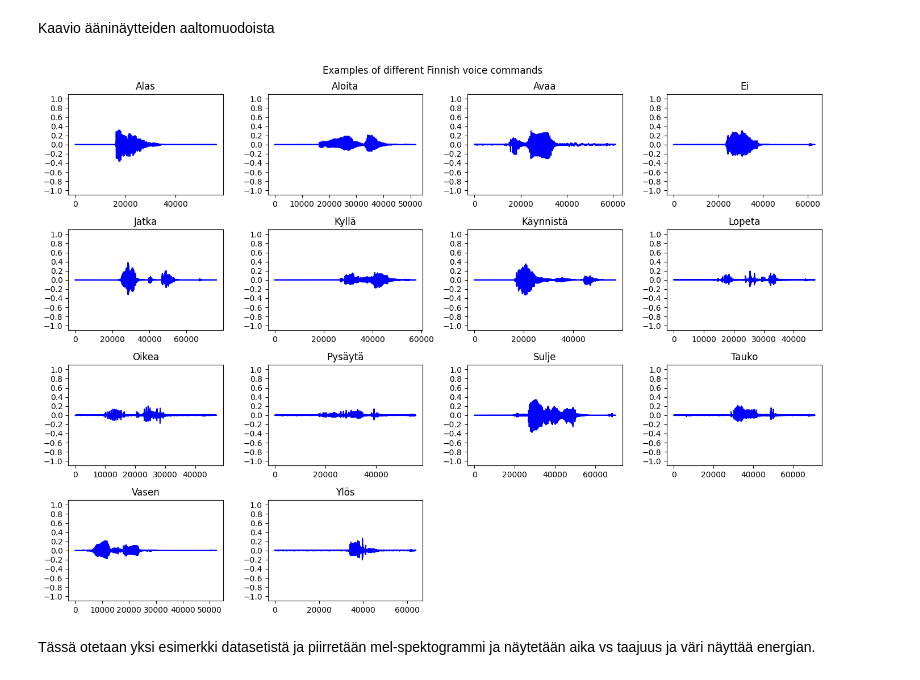
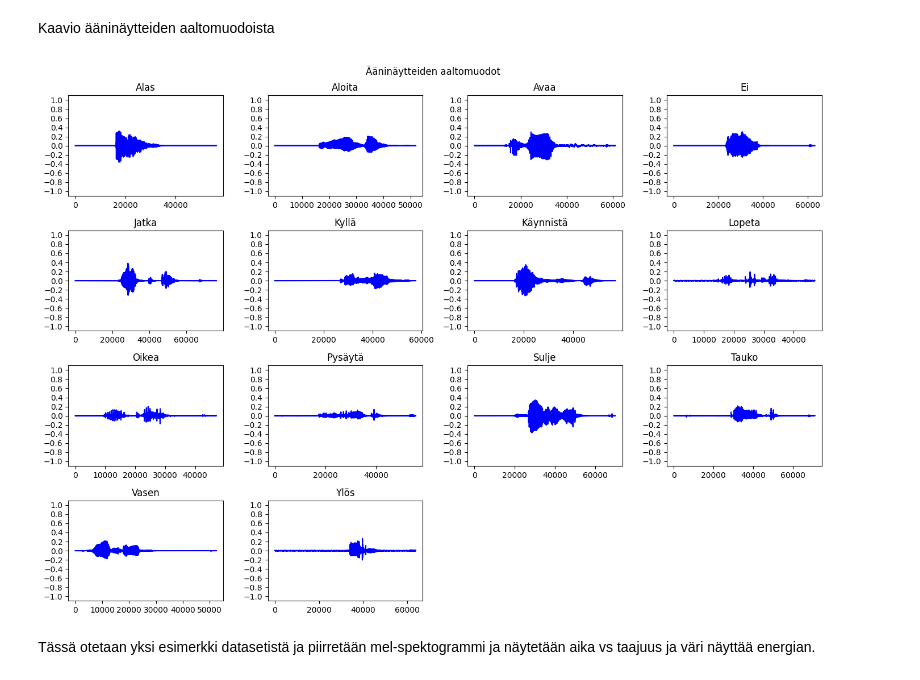
Before and after one commit to jarmoil/Neuroverkot, a Jupyter notebook: Projekti/ÄänikomennotProjekti.ipynb, the cells around one changed output. Cells and saved outputs as stored; diff of their text form; code cells hidden in the pictures.

Commit message:
Modify audio waveform plot

```diff
--- a/Projekti/ÄänikomennotProjekti.ipynb
+++ b/Projekti/ÄänikomennotProjekti.ipynb
@@ -127,38 +127,36 @@ Kaavio ääninäytteiden aaltomuodoista
 file_paths_np = file_paths.numpy()
 labels_np = labels.numpy()
 
-# Store one example file per class
 example_files = {}
 
 for path, label in zip(file_paths_np, labels_np):
     if label not in example_files:
         example_files[label] = path.decode("utf-8")
 
 num_classes = len(example_files)
 
-# Grid size
 cols = 4
 rows = (num_classes + cols - 1) // cols
 
 plt.figure(figsize=(14, 10))
 
 for i, (label, path) in enumerate(sorted(example_files.items())):
     plt.subplot(rows, cols, i + 1)
 
     audio_binary = tf.io.read_file(path)
     waveform, sample_rate = tf.audio.decode_wav(audio_binary)
     waveform = tf.squeeze(waveform).numpy()
 
     plt.plot(waveform, color="blue")
     plt.title(class_names[label])
     plt.yticks(np.arange(-1.2, 1.2, 0.2))
     plt.ylim([-1.1, 1.1])
 
-plt.suptitle("Examples of different Finnish voice commands")
+plt.suptitle("Ääninäytteiden aaltomuodot")
 plt.tight_layout()
 plt.show()
 # %% [output]
-[figure, old version]
+[figure, new version]
 # %% [markdown]
 Tässä otetaan yksi esimerkki datasetistä ja piirretään mel-spektogrammi ja näytetään aika vs taajuus ja väri näyttää energian.
 # %%
```
